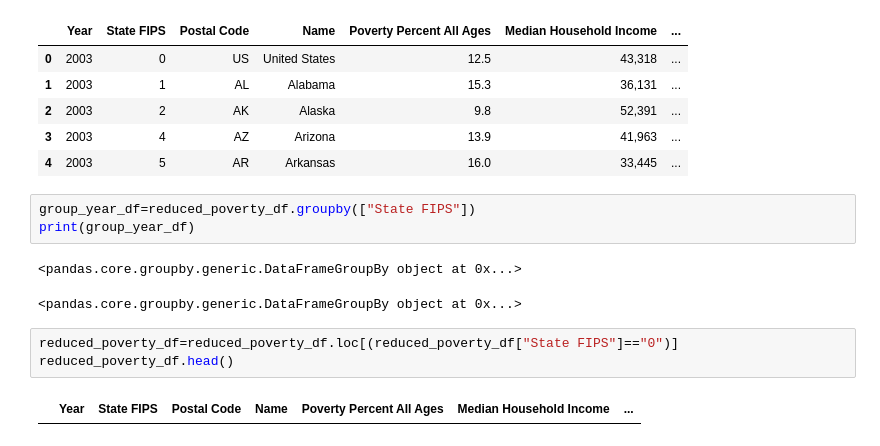
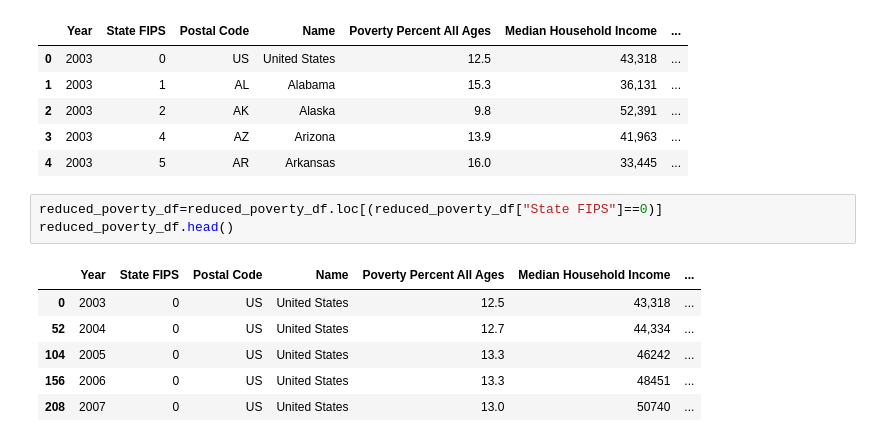
Before and after one commit to hthelander/Project-1, a Jupyter notebook: poverty_stats/poverty.ipynb, the cells around one changed output. Drawn from its saved outputs; the diff is of its cells as text.

Commit message:
Updated poverty_stats

```diff
--- a/poverty_stats/poverty.ipynb
+++ b/poverty_stats/poverty.ipynb
@@ -57,14 +57,13 @@ reduced_poverty_df.head()
 | 2 | 2003 | 2 | AK | Alaska | 9.8 | 52,391 | ... |
 | 3 | 2003 | 4 | AZ | Arizona | 13.9 | 41,963 | ... |
 | 4 | 2003 | 5 | AR | Arkansas | 16.0 | 33,445 | ... |
-# %%
-group_year_df=reduced_poverty_df.groupby(["State FIPS"])
-print(group_year_df)
-# %% [output]
-<pandas.core.groupby.generic.DataFrameGroupBy object at 0x...>
-<pandas.core.groupby.generic.DataFrameGroupBy object at 0x...>
 # %%
-reduced_poverty_df=reduced_poverty_df.loc[(reduced_poverty_df["State FIPS"]=="0")]
+reduced_poverty_df=reduced_poverty_df.loc[(reduced_poverty_df["State FIPS"]==0)]
 reduced_poverty_df.head()
 # %% [output]
 |  | Year | State FIPS | Postal Code | Name | Poverty Percent All Ages | Median Household Income | ... |
+| 0 | 2003 | 0 | US | United States | 12.5 | 43,318 | ... |
+| 52 | 2004 | 0 | US | United States | 12.7 | 44,334 | ... |
+| 104 | 2005 | 0 | US | United States | 13.3 | 46242 | ... |
+| 156 | 2006 | 0 | US | United States | 13.3 | 48451 | ... |
+| 208 | 2007 | 0 | US | United States | 13.0 | 50740 | ... |
```
Also changed, not shown: parts of 7 cells of this notebook.
